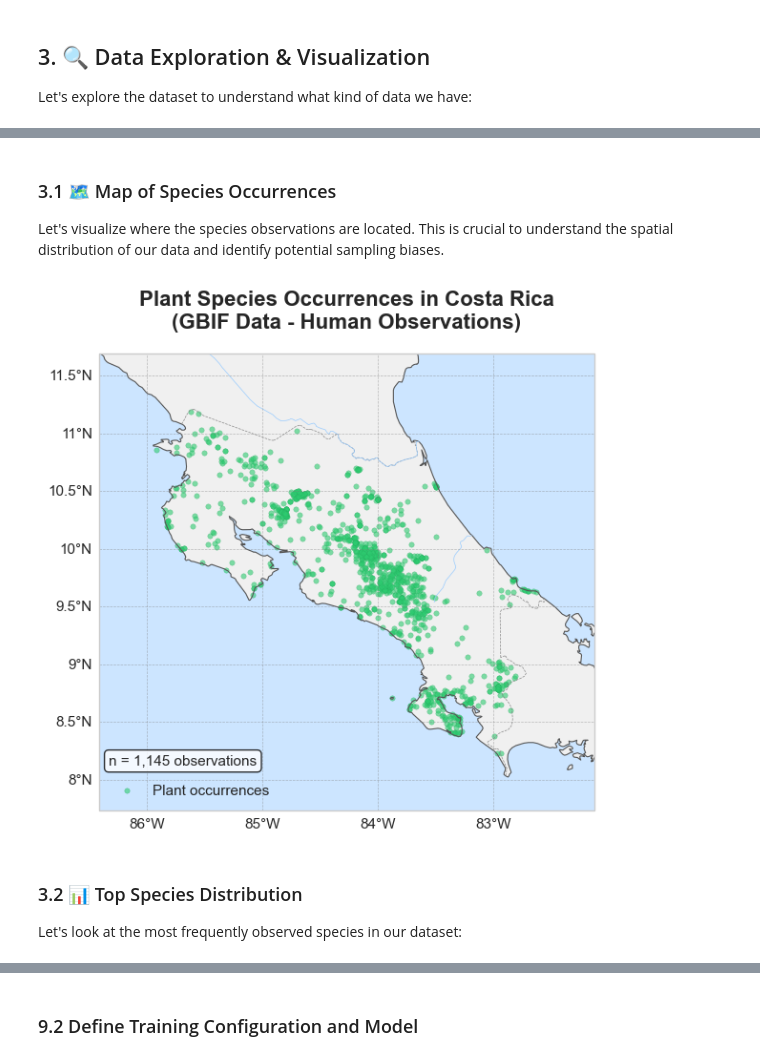
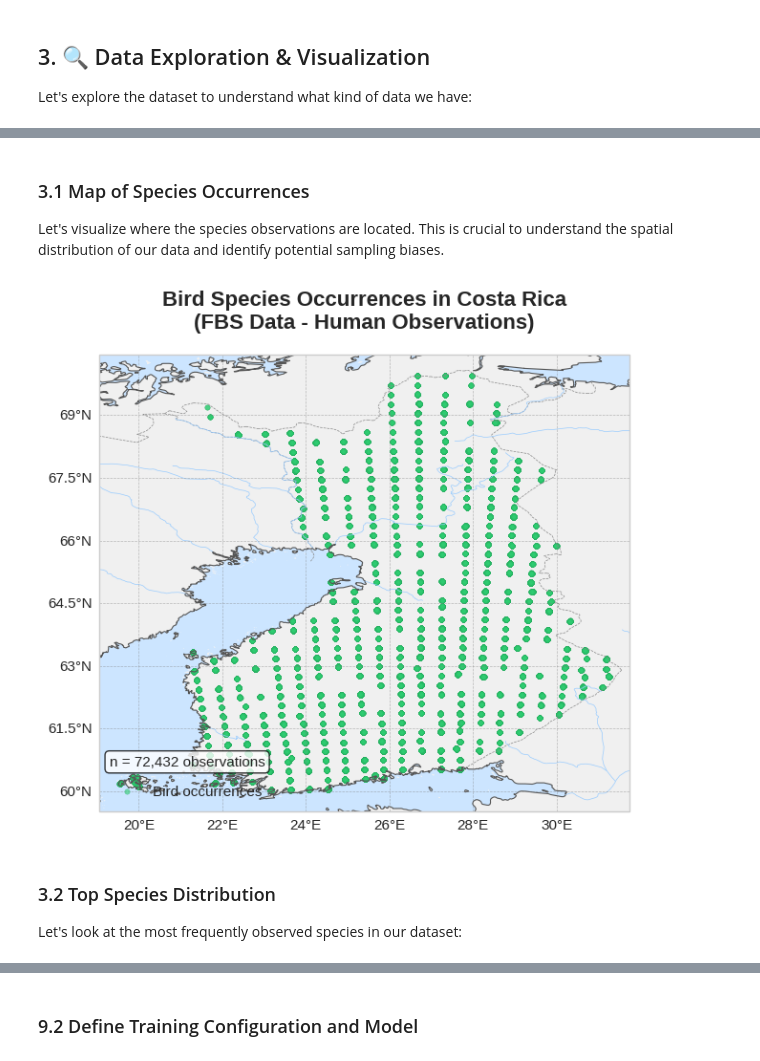
Before and after one commit to cmunozr/2026_I_AI_GU, a Jupyter notebook: Project/deepmaxent.ipynb, the cells around one changed output, grey strips where cells are left out. Saved outputs shown, nothing was run; the diff lists cells and outputs as text; code cells hidden in the pictures.

```diff
--- a/Project/deepmaxent.ipynb
+++ b/Project/deepmaxent.ipynb
@@ -219,0 +149,7 @@ Unique locations: 1,040
+# %%
+# Clean coordinates and filter valid data
+df_xy = pd.read_csv('/content/2026_I_AI_GU/Project/data/xy.csv', sep=',', low_memory=False)
+df_xy['decimalLatitude'] = pd.to_numeric(df_xy['Y'], errors='coerce')
+df_xy['decimalLongitude'] = pd.to_numeric(df_xy['X'], errors='coerce')
+
+print(f"📍 Valid observations with coordinates: {len(df_xy):,}")
@@ -219,0 +158,25 @@ Unique locations: 1,040
+# %%
+# Reconstruct a long-format DataFrame of species occurrences to follow and keep on tutorial
+
+# Combine coordinates with species presence/absence and year data
+df_combined_coords_species = pd.concat(
+    [df_xy[['decimalLongitude', 'decimalLatitude']], df, df_year.rename(columns={'studyDesign$year': 'year'})],
+    axis=1
+)
+
+# Melt the DataFrame to long format to get one row per species observation
+# This will create a 'species' column and a 'presence' column (0 or 1)
+df_observations = df_combined_coords_species.melt(
+    id_vars=['decimalLongitude', 'decimalLatitude', 'year'],
+    var_name='species',
+    value_name='presence'
+)
+
+# Filter for actual presences (presence == 1)
+df_observations = df_observations[df_observations['presence'] == 1].drop(columns=['presence'])
+
+display(df_observations.head())
+
+# Rename df_observations to df_filtered for consistency with original notebook's variable naming
+# This will prevent needing to change variable names in many subsequent cells.
+df_filtered = df_observations
@@ -220,5 +190,5 @@ Unique locations: 1,040
 # %% [markdown]
-### 3.1 🗺️ Map of Species Occurrences
+### 3.1 Map of Species Occurrences
 
 Let's visualize where the species observations are located. This is crucial to understand the spatial distribution of our data and identify potential sampling biases.
 # %%
@@ -245,37 +215,37 @@ ax.add_feature(cfeature.RIVERS, linewidth=0.5, edgecolor='#99ccff')
 
 # Plot occurrence points
 scatter = ax.scatter(
     df_filtered['decimalLongitude'],
     df_filtered['decimalLatitude'],
     c='#2ecc71',
     s=15,
     alpha=0.6,
     edgecolor='#27ae60',
     linewidth=0.3,
     transform=ccrs.PlateCarree(),
-    label='Plant occurrences'
+    label='Bird occurrences'
 )
 
 # Add gridlines
 gl = ax.gridlines(draw_labels=True, linewidth=0.5, color='gray', alpha=0.5, linestyle='--')
 gl.top_labels = False
 gl.right_labels = False
 
 # Title and legend
-ax.set_title('Plant Species Occurrences in Costa Rica\n(GBIF Data - Human Observations)',
+ax.set_title('Bird Species Occurrences in Costa Rica\n(FBS Data - Human Observations)',
              fontsize=16, fontweight='bold', pad=20)
 ax.legend(loc='lower left', fontsize=11)
 
 # Add observation count annotation
 ax.text(0.02, 0.1, f'n = {len(df_filtered):,} observations',
         transform=ax.transAxes, fontsize=11,
         bbox=dict(boxstyle='round', facecolor='white', alpha=0.8))
 
 plt.tight_layout()
 plt.show()
 # %% [output]
-[figure, old version]
+[figure, new version]
 # %% [markdown]
-### 3.2 📊 Top Species Distribution
+### 3.2 Top Species Distribution
 
 Let's look at the most frequently observed species in our dataset:
```
Also changed, not shown: parts of 57 cells of this notebook.
